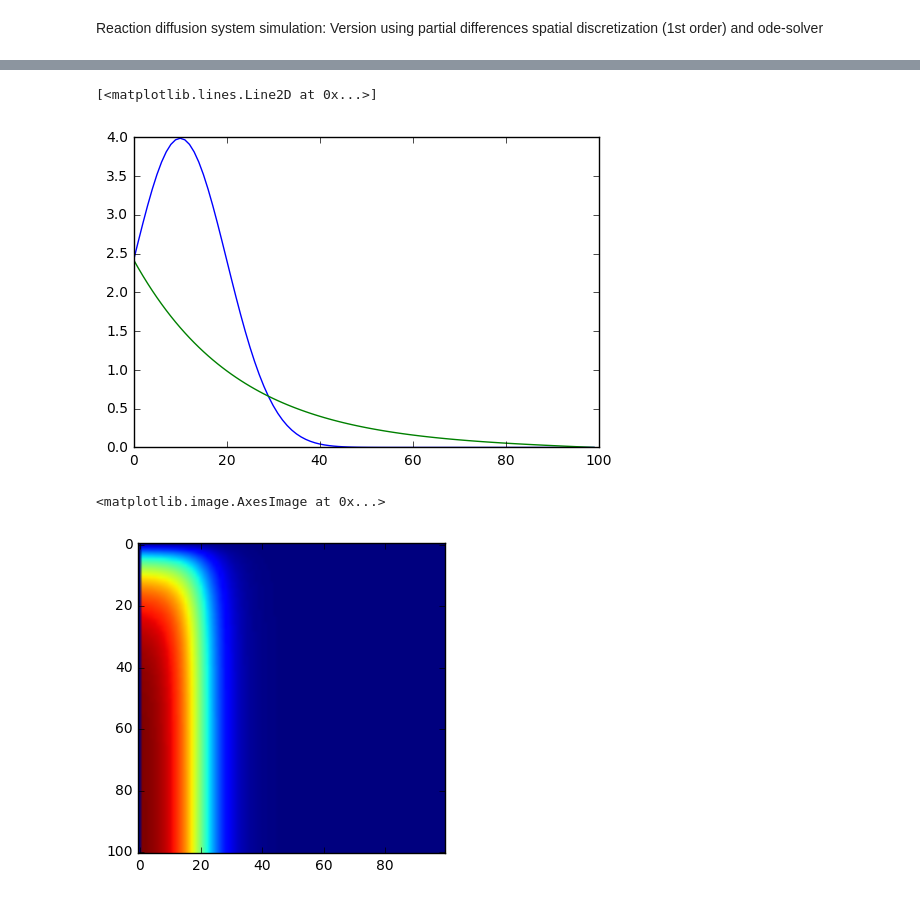
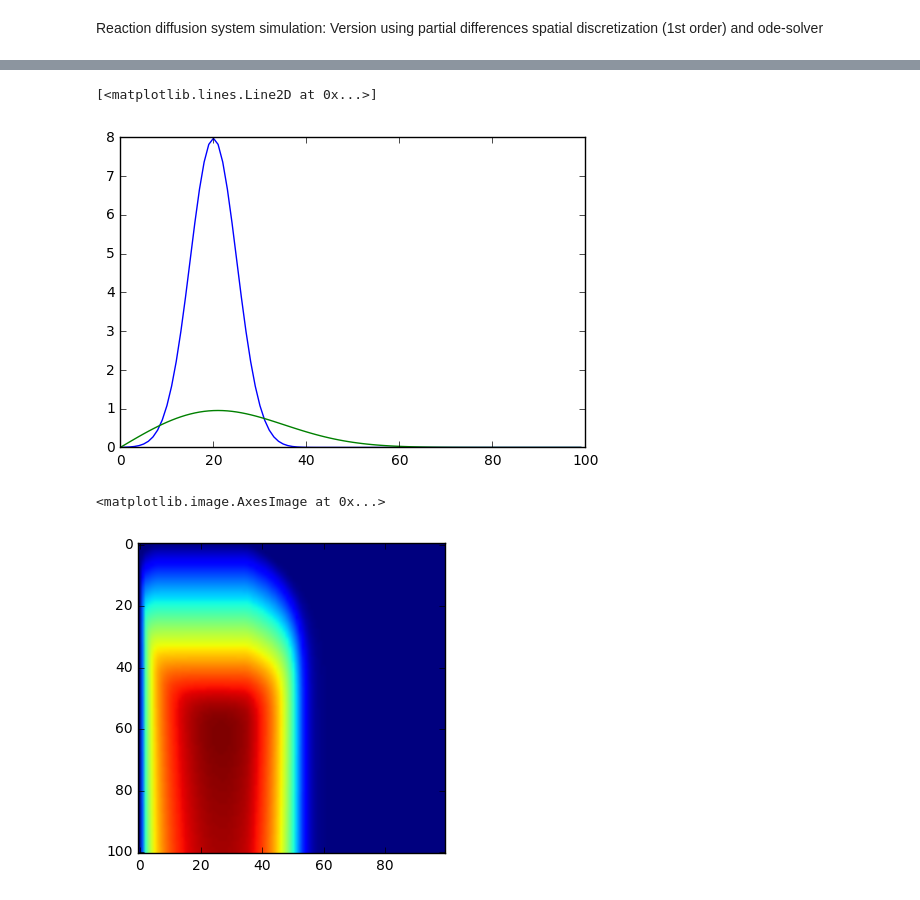
Before and after one commit to JohnHenningsen/RDsim, a Jupyter notebook: rdSim1.ipynb, the cells around one changed output, grey strips where cells are left out. Drawn from its saved outputs; the diff is of its cells as text; code cells hidden in the pictures.

Commit message:
fixed boundary conditions in rd, playing around with parameters

```diff
--- a/rdSim1.ipynb
+++ b/rdSim1.ipynb
@@ -10,7 +10,7 @@ from scipy.integrate import odeint
 size = 1.
 x = np.linspace(0,size,101)
 dx = x[1] - x[0]
-T = 1000.
+T = 10.
 t = np.linspace(0, T, 101)
 # %%
 # second differential using finite differnces
@@ -56,23 +59,23 @@ a is the concentration of AHL, g is GFP
 # %%
 def rd(y, t, Da, delta_a, n, Ka, alpha_g, delta_g):
     varLength = int(len(y)/2)
-    a = y[0:varLength-1]
-    g = y[varLength:-1]
+    a = y[0:varLength]
+    g = y[varLength:]
     ac = a[1:-1]
     gc = g[1:-1]
     dydt = np.zeros_like(y)
-    dydt[1:varLength-2] = Da*diffTwo(a) - delta_a*ac
-    dydt[varLength+1:-2] = (alpha_g*np.power(ac,n))/(np.power(Ka,n)+np.power(ac,n)) - delta_g*gc
+    dydt[1:varLength-1] = Da*diffTwo(a) - delta_a*ac
+    dydt[varLength+1:-1] = (alpha_g*np.power(ac,n))/(np.power(Ka,n)+np.power(ac,n)) - delta_g*gc
+    #da/dt, dg/dt zero at boundary (Neumann condition)
     return dydt
 # %%
 #a0 = np.zeros_like(x)
 #a0[0:20] = 1.
-a0 = gaussian(x, 0.1, 0.1)
+a0 = 10*gaussian(x, 0.2, 0.05)
 g0 = np.zeros_like(a0)
 y0 = np.append(a0,g0)
-
-Da = 0.05
-delta_a = 1
+Da = 0.005
+delta_a = 0.5
 n = 5.
 Ka = 1.
 alpha_g = 10.0
@@ -82,3 +85,6 @@ y = odeint(rd, y0, t, (Da,delta_a,n,Ka,alpha_g,delta_g))
 varLength = int(len(y[0,:])/2)
 a = y[:,0:varLength-1]
 g = y[:,varLength:-1]
+# %%
+g2 = g
+plt.imshow(g1)
@@ -85,11 +94,11 @@ g = y[:,varLength:-1]
 # %%
 plt.plot(a[0,:])
-plt.plot(a[-1,:])
+plt.plot(a[20,:])
 # %% [output]
 [<matplotlib.lines.Line2D at 0x...>]
-[figure, old version]
+[figure, new version]
 # %%
-plt.imshow(g)
+plt.imshow(g2)
 # %% [output]
 <matplotlib.image.AxesImage at 0x...>
-[figure, old version]
+[figure, new version]
```
Also changed, not shown: parts of 8 cells of this notebook, 1 other file.
